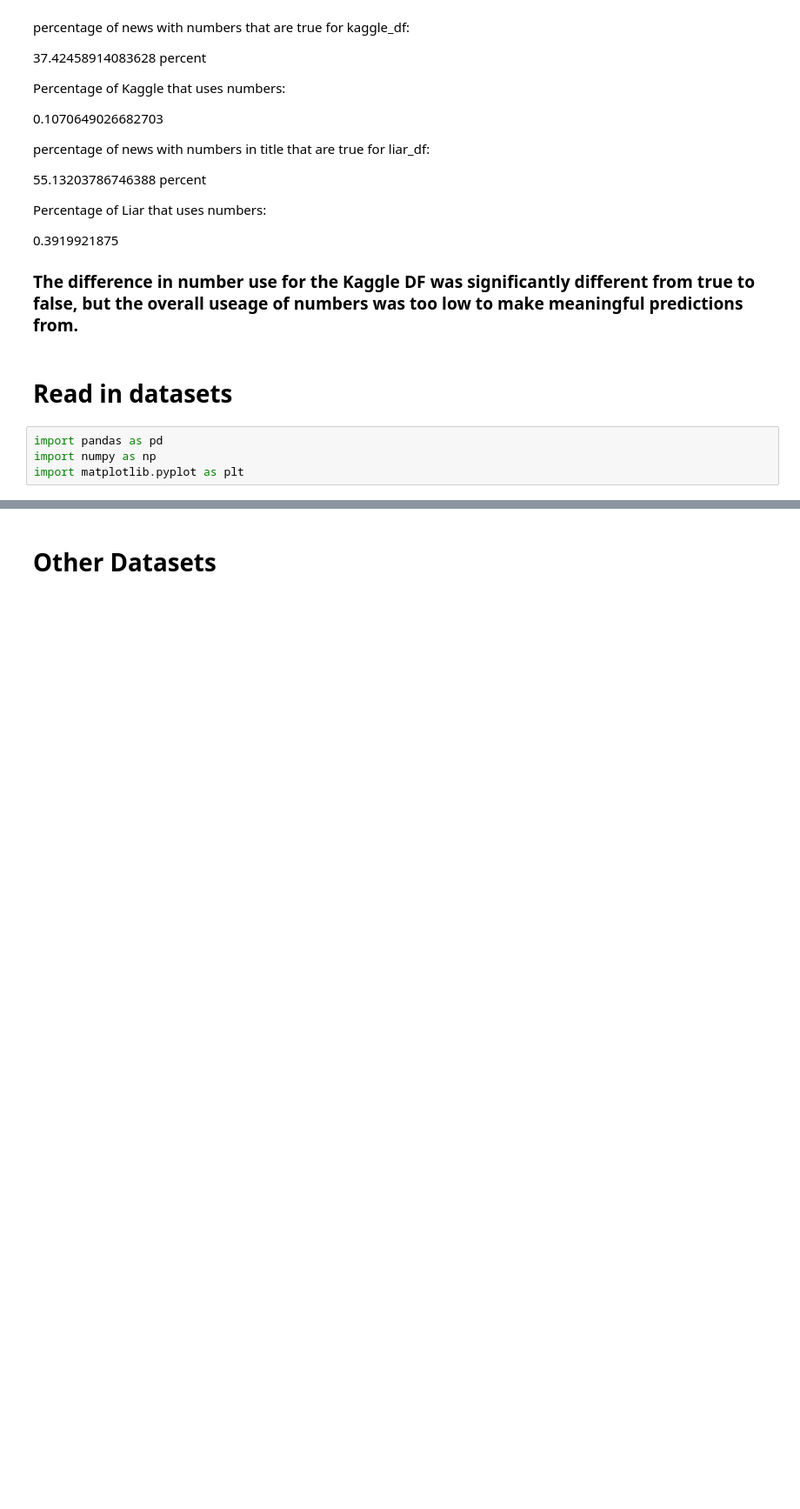
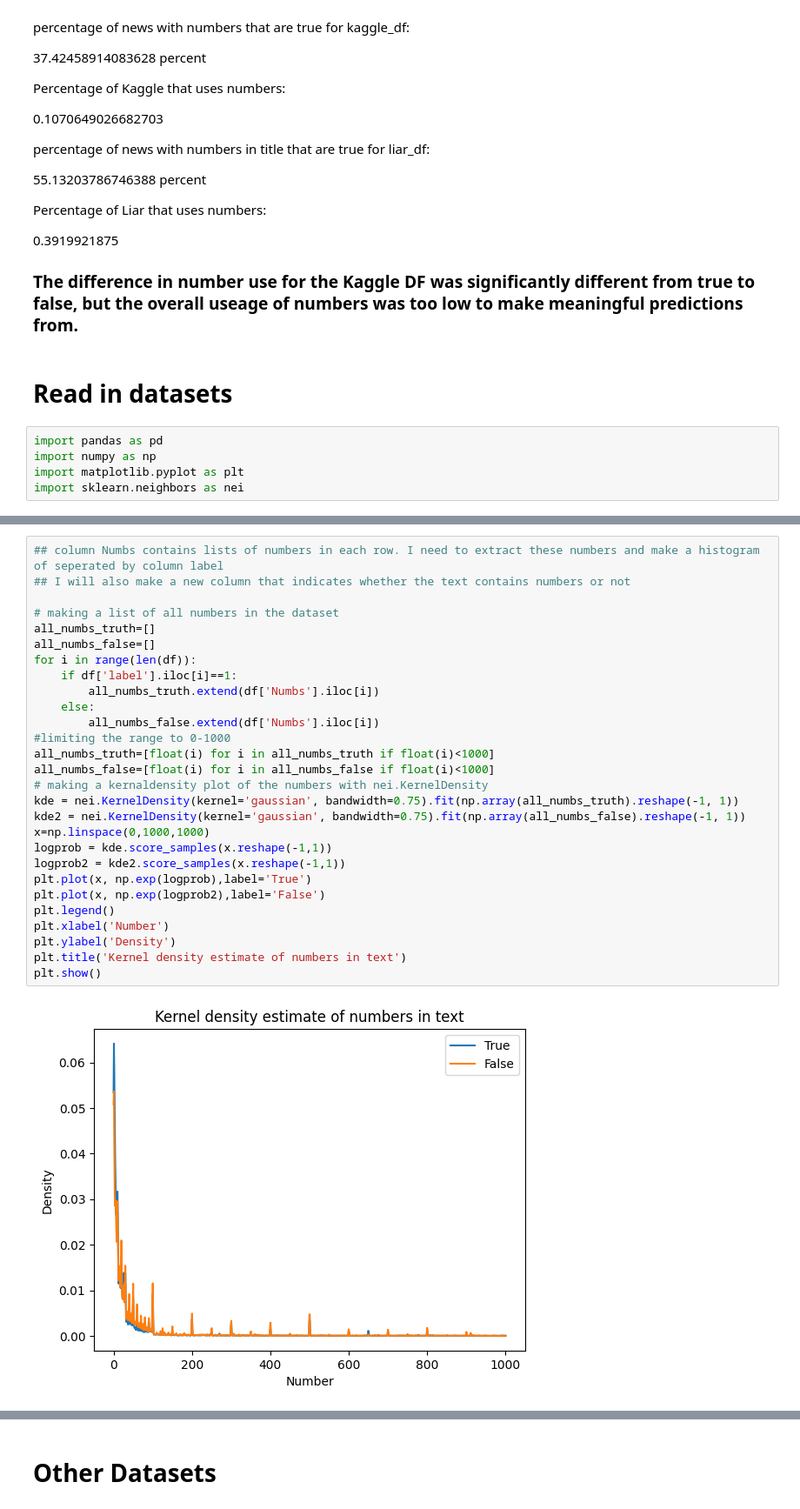
Before and after one commit to Fontanapink/Detecting-Fake-News-A-Machine-Learning-Approach, a Jupyter notebook: EDA/Use of numbers.ipynb, the cells around one changed output, grey strips where cells are left out. Shown at 87% size. Cells and saved outputs as stored; diff of their text form; blank space fills up the shorter version.

Commit message:
Kernel density of number usage

```diff
--- a/EDA/Use of numbers.ipynb
+++ b/EDA/Use of numbers.ipynb
@@ -29,6 +29,7 @@ Percentage of Liar that uses numbers:
 import pandas as pd
 import numpy as np
 import matplotlib.pyplot as plt
+import sklearn.neighbors as nei
 # %%
 # reading kaggle dataset
 df=pd.read_csv("../Datasets/fake-news/train.csv")
@@ -46,4 +47,34 @@ df.head()
 | 2 | 2 | Why the Truth Might Get You Fired | Consortiumnews.com | Why the Truth Might Get You Fired... | 1 | [29, 2016, 2003, 9, 11, 19, 2003,... | 1 | 9 |
 | 3 | 3 | 15 Civilians Killed In Single US ... | Jessica Purkiss | Videos 15 Civilians Killed In Sin... | 1 | [15, 2014, 15, 28, 15, 13, 15, 19... | 1 | 13 |
 | 4 | 4 | Iranian woman jailed for fictiona... | Howard Portnoy | Print \r\nAn Iranian woman has be... | 1 | [35, 36, 19] | 1 | 3 |
+# %%
+## column Numbs contains lists of numbers in each row. I need to extract these numbers and make a histogram of seperated by column label
+## I will also make a new column that indicates whether the text contains numbers or not
+
+# making a list of all numbers in the dataset
+all_numbs_truth=[]
+all_numbs_false=[]
+for i in range(len(df)):
+    if df['label'].iloc[i]==1:
+        all_numbs_truth.extend(df['Numbs'].iloc[i])
+    else:
+        all_numbs_false.extend(df['Numbs'].iloc[i])
+#limiting the range to 0-1000
+all_numbs_truth=[float(i) for i in all_numbs_truth if float(i)<1000]
+all_numbs_false=[float(i) for i in all_numbs_false if float(i)<1000]
+# making a kernaldensity plot of the numbers with nei.KernelDensity
+kde = nei.KernelDensity(kernel='gaussian', bandwidth=0.75).fit(np.array(all_numbs_truth).reshape(-1, 1))
+kde2 = nei.KernelDensity(kernel='gaussian', bandwidth=0.75).fit(np.array(all_numbs_false).reshape(-1, 1))
+x=np.linspace(0,1000,1000)
+logprob = kde.score_samples(x.reshape(-1,1))
+logprob2 = kde2.score_samples(x.reshape(-1,1))
+plt.plot(x, np.exp(logprob),label='True')
+plt.plot(x, np.exp(logprob2),label='False')
+plt.legend()
+plt.xlabel('Number')
+plt.ylabel('Density')
+plt.title('Kernel density estimate of numbers in text')
+plt.show()
+# %% [output]
+[figure, added]
 # %%
```
Also changed, not shown: parts of 2 cells of this notebook.
